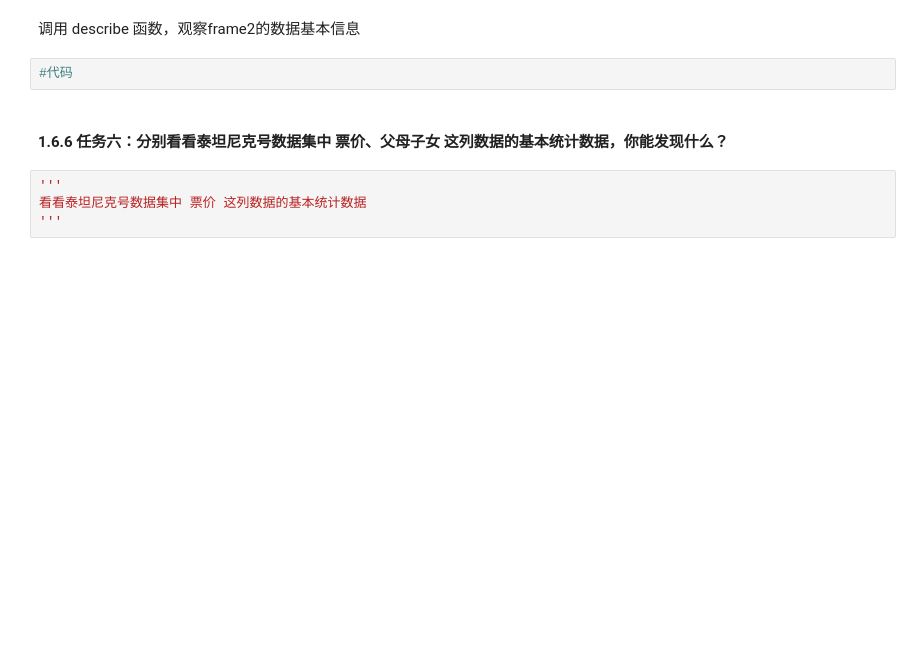
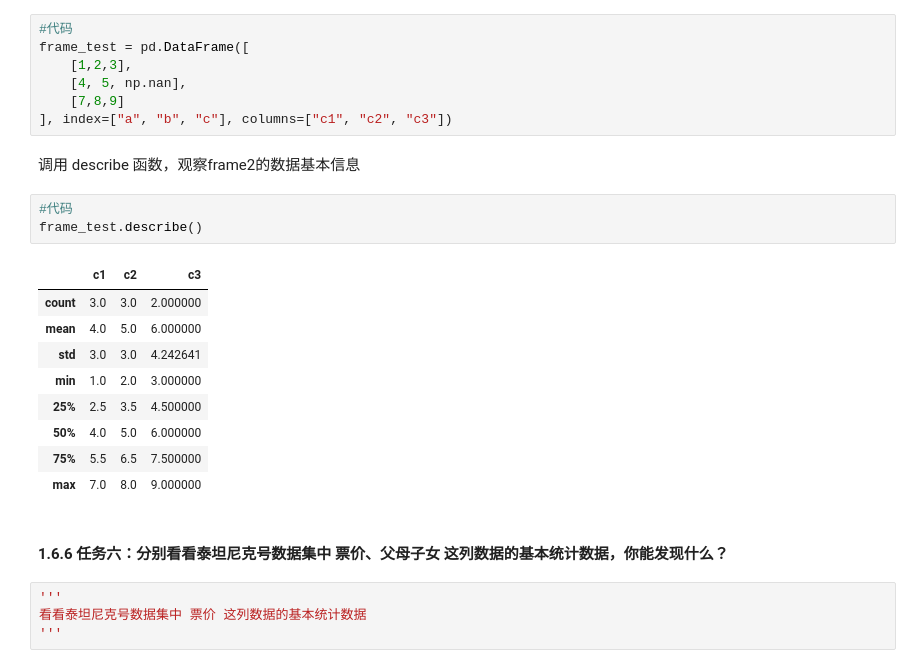
Before and after one commit to indix7/hands-on-data-analysis, a Jupyter notebook: 第一单元项目集合/第一章：第三节探索性数据分析-课程.ipynb, the cells around one changed output. Drawn from its saved outputs; the diff is of its cells as text; blank space fills up the shorter version.

```diff
--- a/第一单元项目集合/第一章：第三节探索性数据分析-课程.ipynb
+++ b/第一单元项目集合/第一章：第三节探索性数据分析-课程.ipynb
@@ -341,7 +354,25 @@ frame2
+# %%
+#代码
+frame_test = pd.DataFrame([
+    [1,2,3],
+    [4, 5, np.nan],
+    [7,8,9]
+], index=["a", "b", "c"], columns=["c1", "c2", "c3"])
 # %% [markdown]
 调用 describe 函数，观察frame2的数据基本信息
 # %%
 #代码
+frame_test.describe()
+# %% [output]
+|  | c1 | c2 | c3 |
+| count | 3.0 | 3.0 | 2.000000 |
+| mean | 4.0 | 5.0 | 6.000000 |
+| std | 3.0 | 3.0 | 4.242641 |
+| min | 1.0 | 2.0 | 3.000000 |
+| 25% | 2.5 | 3.5 | 4.500000 |
+| 50% | 4.0 | 5.0 | 6.000000 |
+| 75% | 5.5 | 6.5 | 7.500000 |
+| max | 7.0 | 8.0 | 9.000000 |
 # %% [markdown]
 #### 1.6.6 任务六：分别看看泰坦尼克号数据集中 票价、父母子女 这列数据的基本统计数据，你能发现什么？
 # %%
```
Also changed, not shown: parts of 10 cells of this notebook.
